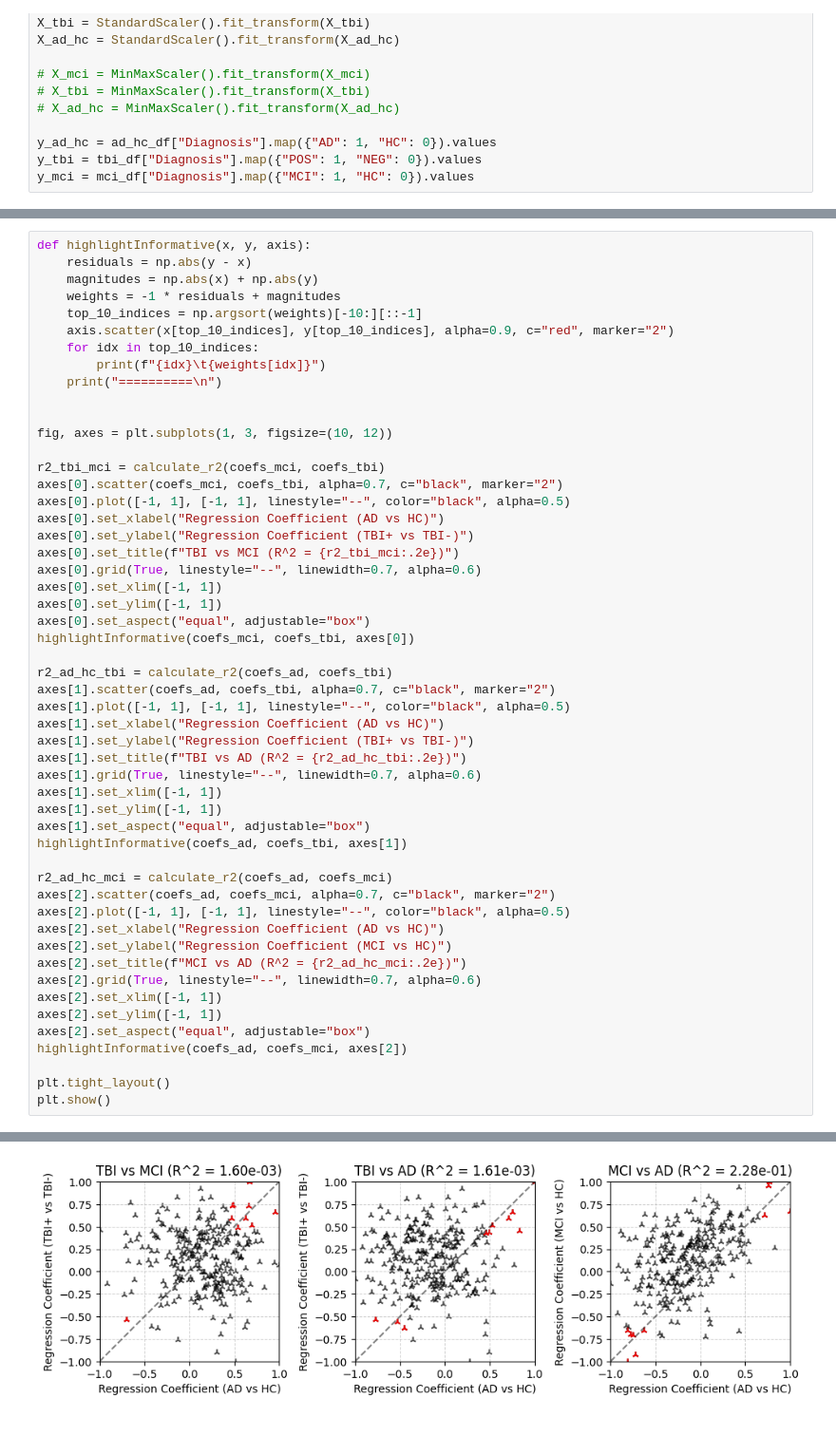
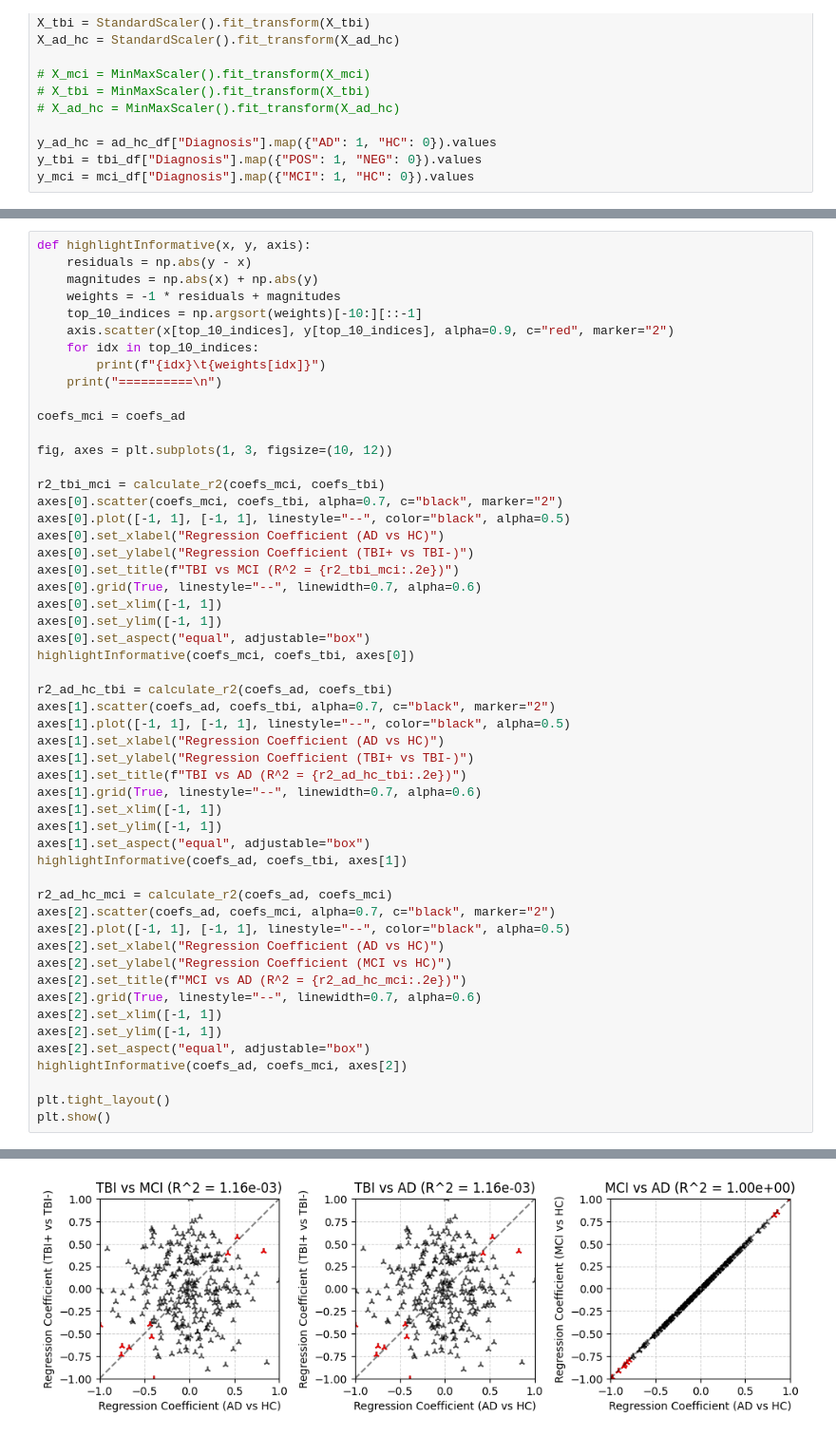
Before and after one commit to mcdowellkonnor/BrainConnectivity, a Jupyter notebook: BrainConnectivity/03_Featurewise_Comparison.ipynb, the cells around one changed output, grey strips where cells are left out. Shown: that part at 95% size. Saved outputs shown, nothing was run; the diff lists cells and outputs as text.

```diff
--- a/BrainConnectivity/03_Featurewise_Comparison.ipynb
+++ b/BrainConnectivity/03_Featurewise_Comparison.ipynb
@@ -86,6 +86,7 @@ def highlightInformative(x, y, axis):
         print(f"{idx}\t{weights[idx]}")
     print("==========\n")
 
+coefs_mci = coefs_ad
 
 fig, axes = plt.subplots(1, 3, figsize=(10, 12))
 
@@ -147,5 +148,5 @@ plt.show()
 ==========
-[figure, old version]
+[figure, new version]
 # %%
 # Run statistical tests and multiple comparisons corrections
 # p_values_ad_hc = np.array([ttest_ind(X_ad_hc[y_ad_hc == 1, i], X_ad_hc[y_ad_hc == 0, i], equal_var=False)[1]
```
Also changed, not shown: parts of 3 cells of this notebook, 6 other files.
